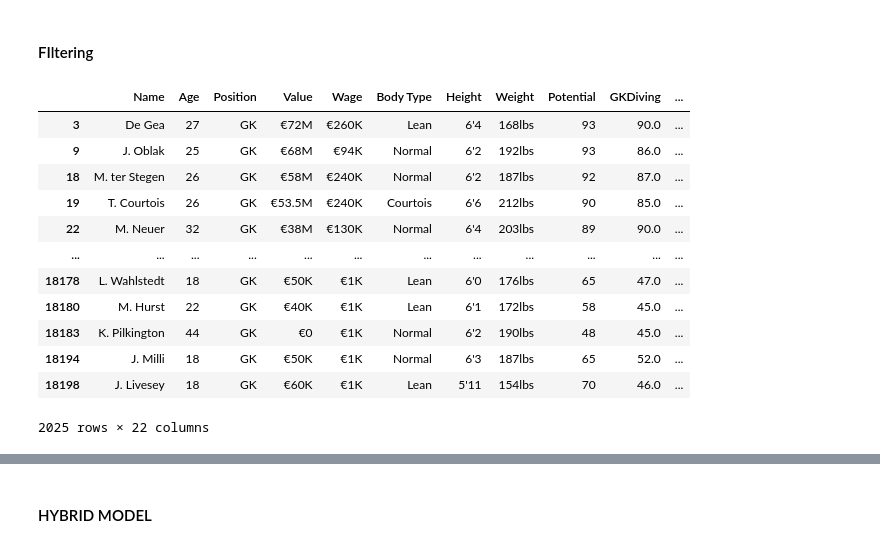
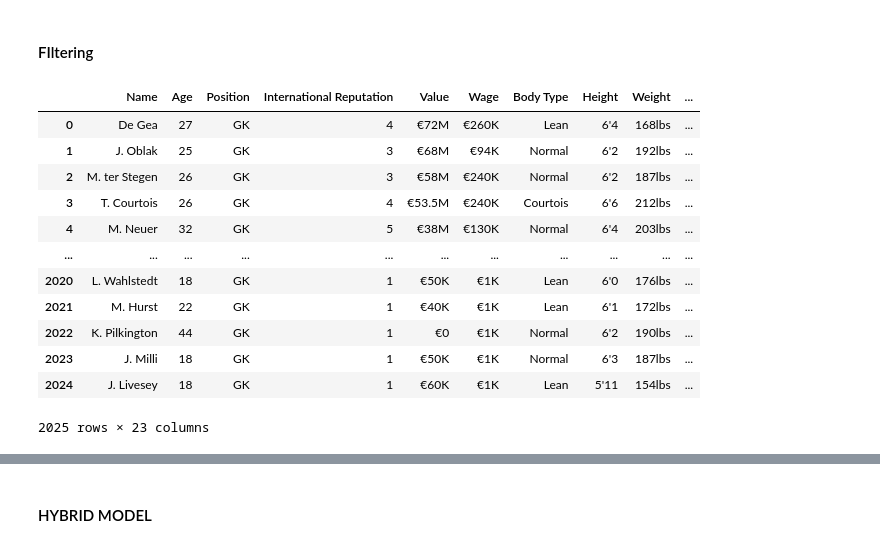
Before and after one commit to Vgoyal6809/Fifa, a Jupyter notebook: Sheet1.ipynb, the cells around one changed output, grey strips where cells are left out. Saved outputs shown, nothing was run; the diff lists cells and outputs as text; code cells hidden in the pictures.

```diff
--- a/Sheet1.ipynb
+++ b/Sheet1.ipynb
@@ -45,23 +1,25 @@ print(data.head(10))
 # %% [markdown]
 #### FIltering
 # %%
-Position_File = data[(data['Position'] == 'GK') ]
-Position_File=Position_File[['Name','Age','Position','Value','Wage','Body Type', 'Height', 'Weight','Potential', 'GKDiving', 'GKHandling', 'GKKicking', 'GKPositioning', 'GKReflexes','Reactions', 'Balance', 'Jumping', 'Agility', 'Strength','Stamina','Acceleration','BallControl']]
-Position_File
+import pandas as pd
+
+GK_data = pd.read_csv('GK_position.csv')
+GK_data=GK_data[['Name','Age','Position','International Reputation','Value','Wage','Body Type', 'Height', 'Weight','Potential', 'GKDiving', 'GKHandling', 'GKKicking', 'GKPositioning', 'GKReflexes','Reactions', 'Balance', 'Jumping', 'Agility', 'Strength','Stamina','Acceleration','BallControl']]
+GK_data
 # %% [output]
-|  | Name | Age | Position | Value | Wage | Body Type | Height | Weight | Potential | GKDiving | ... |
-| 3 | De Gea | 27 | GK | €72M | €260K | Lean | 6'4 | 168lbs | 93 | 90.0 | ... |
-| 9 | J. Oblak | 25 | GK | €68M | €94K | Normal | 6'2 | 192lbs | 93 | 86.0 | ... |
-| 18 | M. ter Stegen | 26 | GK | €58M | €240K | Normal | 6'2 | 187lbs | 92 | 87.0 | ... |
-| 19 | T. Courtois | 26 | GK | €53.5M | €240K | Courtois | 6'6 | 212lbs | 90 | 85.0 | ... |
-| 22 | M. Neuer | 32 | GK | €38M | €130K | Normal | 6'4 | 203lbs | 89 | 90.0 | ... |
-| ... | ... | ... | ... | ... | ... | ... | ... | ... | ... | ... | ... |
-| 18178 | L. Wahlstedt | 18 | GK | €50K | €1K | Lean | 6'0 | 176lbs | 65 | 47.0 | ... |
-| 18180 | M. Hurst | 22 | GK | €40K | €1K | Lean | 6'1 | 172lbs | 58 | 45.0 | ... |
-| 18183 | K. Pilkington | 44 | GK | €0 | €1K | Normal | 6'2 | 190lbs | 48 | 45.0 | ... |
-| 18194 | J. Milli | 18 | GK | €50K | €1K | Normal | 6'3 | 187lbs | 65 | 52.0 | ... |
-| 18198 | J. Livesey | 18 | GK | €60K | €1K | Lean | 5'11 | 154lbs | 70 | 46.0 | ... |
+|  | Name | Age | Position | International Reputation | Value | Wage | Body Type | Height | Weight | ... |
+| 0 | De Gea | 27 | GK | 4 | €72M | €260K | Lean | 6'4 | 168lbs | ... |
+| 1 | J. Oblak | 25 | GK | 3 | €68M | €94K | Normal | 6'2 | 192lbs | ... |
+| 2 | M. ter Stegen | 26 | GK | 3 | €58M | €240K | Normal | 6'2 | 187lbs | ... |
+| 3 | T. Courtois | 26 | GK | 4 | €53.5M | €240K | Courtois | 6'6 | 212lbs | ... |
+| 4 | M. Neuer | 32 | GK | 5 | €38M | €130K | Normal | 6'4 | 203lbs | ... |
+| ... | ... | ... | ... | ... | ... | ... | ... | ... | ... | ... |
+| 2020 | L. Wahlstedt | 18 | GK | 1 | €50K | €1K | Lean | 6'0 | 176lbs | ... |
+| 2021 | M. Hurst | 22 | GK | 1 | €40K | €1K | Lean | 6'1 | 172lbs | ... |
+| 2022 | K. Pilkington | 44 | GK | 1 | €0 | €1K | Normal | 6'2 | 190lbs | ... |
+| 2023 | J. Milli | 18 | GK | 1 | €50K | €1K | Normal | 6'3 | 187lbs | ... |
+| 2024 | J. Livesey | 18 | GK | 1 | €60K | €1K | Lean | 5'11 | 154lbs | ... |
-2025 rows × 22 columns
+2025 rows × 23 columns
 # %%
 
 from sklearn.preprocessing import LabelEncoder
```
Also changed, not shown: parts of 27 cells of this notebook, 3 other files.
